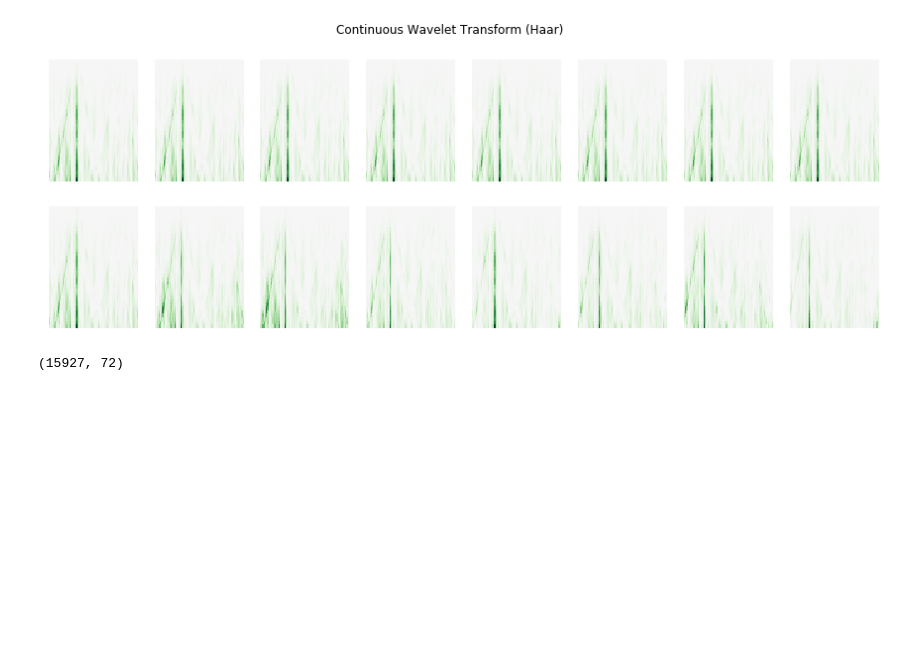
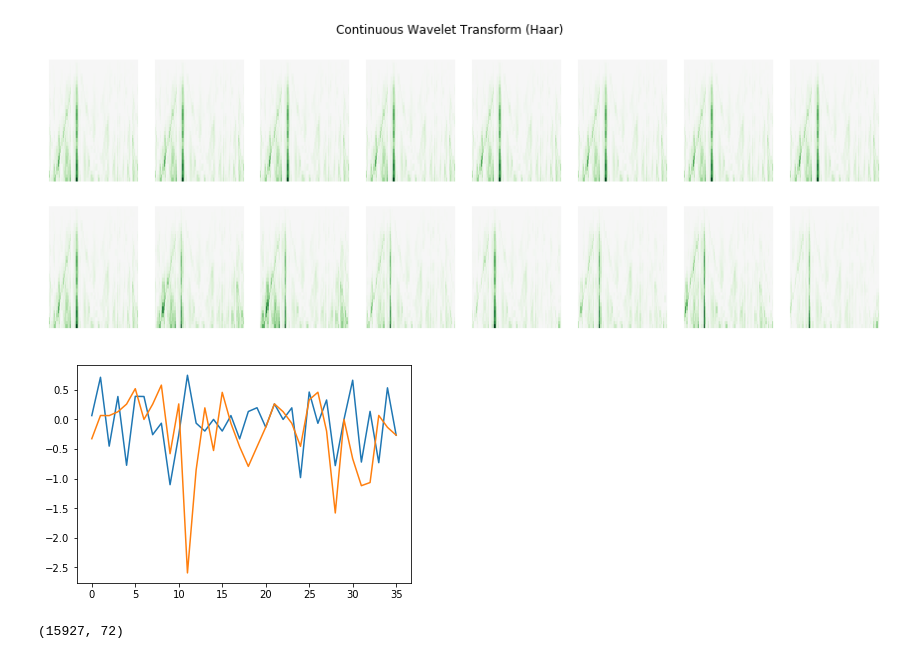
Before and after one commit to daniel-cortez-stevenson/crypto-predict, a Jupyter notebook: notebooks/cwt_preprocessing.ipynb, the cells around one changed output. Drawn from its saved outputs; the diff is of its cells as text; code cells hidden in the pictures; blank space fills up the shorter version.

```diff
--- a/notebooks/cwt_preprocessing.ipynb
+++ b/notebooks/cwt_preprocessing.ipynb
@@ -132,6 +136,19 @@ plt.suptitle('Continuous Wavelet Transform (Haar)')
 plt.show()
 # %% [output]
 [figure]
+# %%
+"""
+DWT Haar Transform
+"""
+rows=2
+cols=8
+
+cA, cD = pywt.dwt(X.iloc[sample_ix], 'haar')
+plt.plot(cA)
+plt.plot(cD)
+plt.show()
+# %% [output]
+[figure, added]
 # %%
 X.shape
 # %% [output]
```
Also changed, not shown: parts of 3 cells of this notebook, 13 other files.
